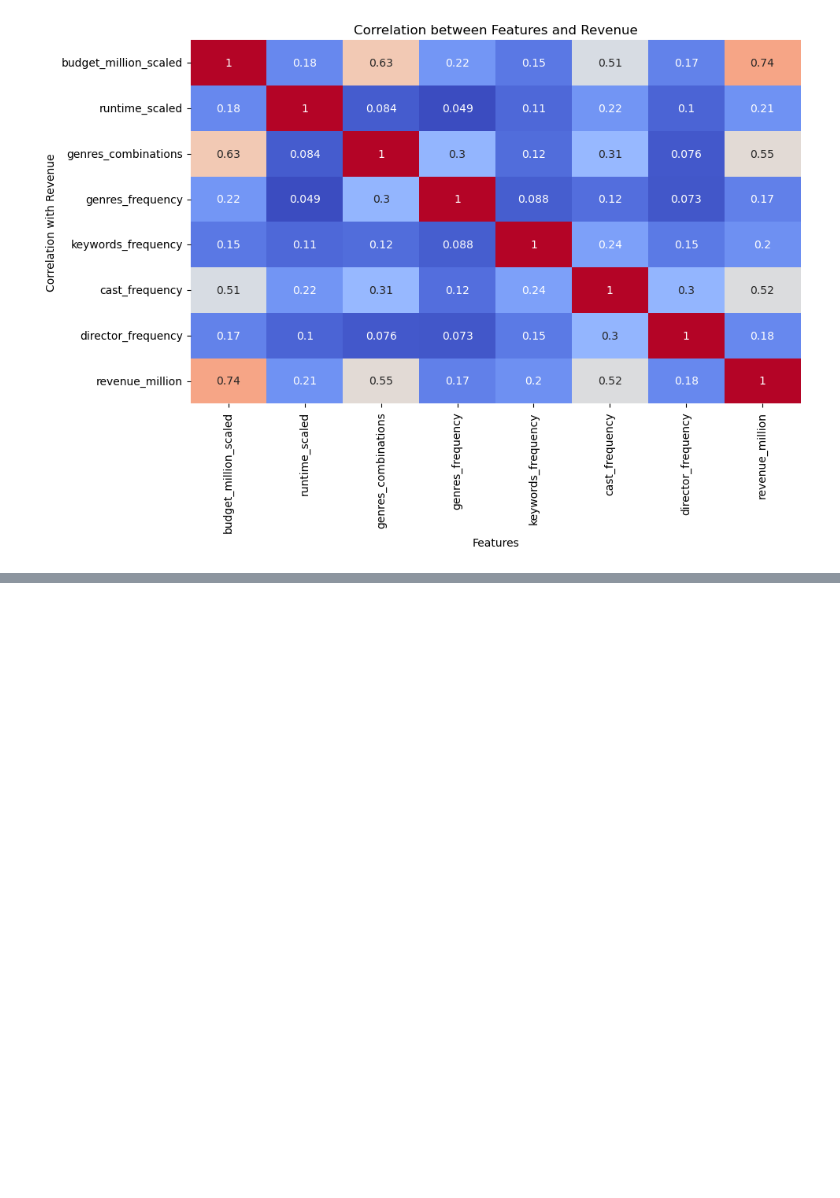
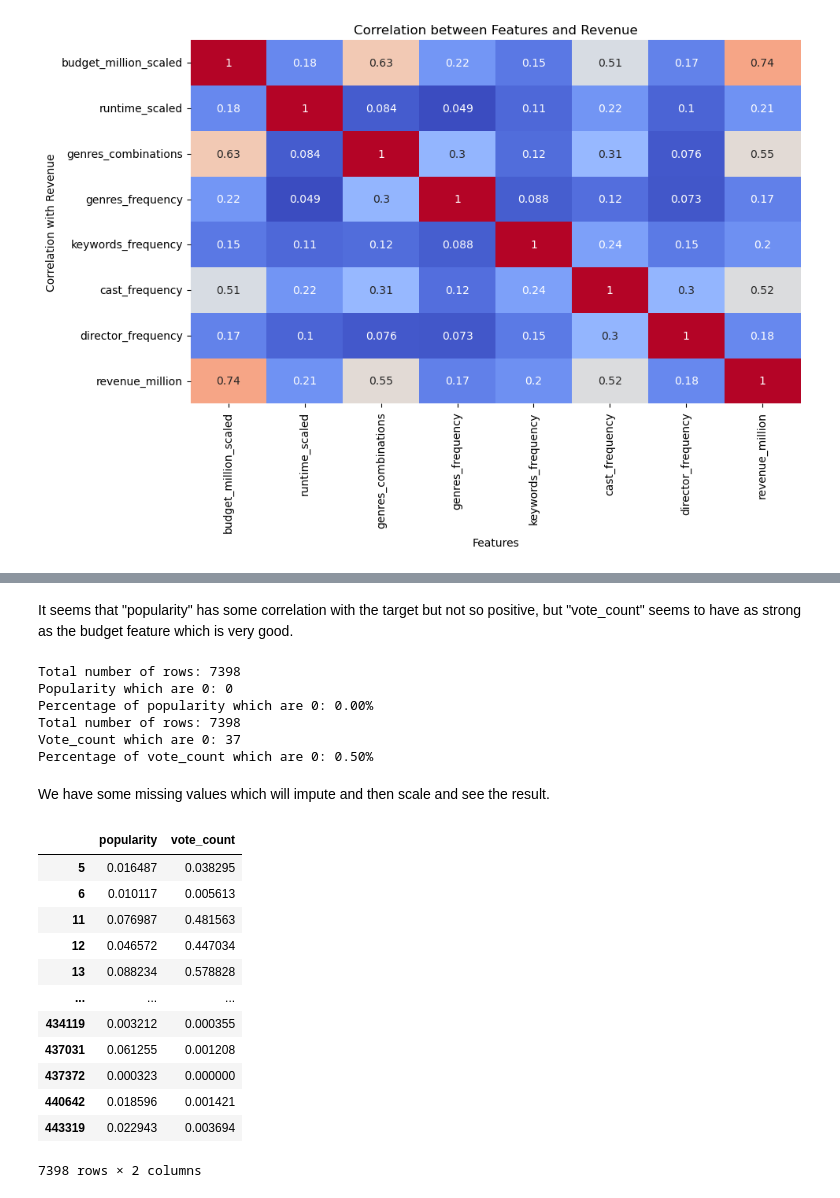
Before and after one commit to Mar7inD/MAL1_Group_Assignments, a Jupyter notebook: Assignment 7/7. Final Group Project.ipynb, the cells around one changed output, grey strips where cells are left out. Cells and saved outputs as stored; diff of their text form; code cells hidden in the pictures; blank space fills up the shorter version.

```diff
--- a/Assignment 7/7. Final Group Project.ipynb
+++ b/Assignment 7/7. Final Group Project.ipynb
@@ -1522 +1570,34 @@ X_val = X_val.drop(exclude, axis=1)
+# %% [markdown]
+It seems that "popularity" has some correlation with the target but not so positive, but "vote_count" seems to have as strong as the budget feature which is very good.
+# %%
+for col in new_columns.columns:
+    check_0_values(new_columns, col)
+# %% [output]
+Total number of rows: 7398
+Popularity which are 0: 0
+Percentage of popularity which are 0: 0.00%
+Total number of rows: 7398
+Vote_count which are 0: 37
+Percentage of vote_count which are 0: 0.50%
+# %% [markdown]
+We have some missing values which will impute and then scale and see the result.
+# %%
+new_columns_imputed = SimpleImputer(strategy='median').fit_transform(new_columns)
+new_columns_imputed = MinMaxScaler().fit_transform(new_columns_imputed)
+new_columns = pd.DataFrame(new_columns_imputed, columns=new_columns.columns, index=new_columns.index)
+new_columns
+# %% [output]
+|  | popularity | vote_count |
+| 5 | 0.016487 | 0.038295 |
+| 6 | 0.010117 | 0.005613 |
+| 11 | 0.076987 | 0.481563 |
+| 12 | 0.046572 | 0.447034 |
+| 13 | 0.088234 | 0.578828 |
+| ... | ... | ... |
+| 434119 | 0.003212 | 0.000355 |
+| 437031 | 0.061255 | 0.001208 |
+| 437372 | 0.000323 | 0.000000 |
+| 440642 | 0.018596 | 0.001421 |
+| 443319 | 0.022943 | 0.003694 |
+7398 rows × 2 columns
 # %%
```
Also changed, not shown: parts of 20 cells of this notebook, 1 other file.
